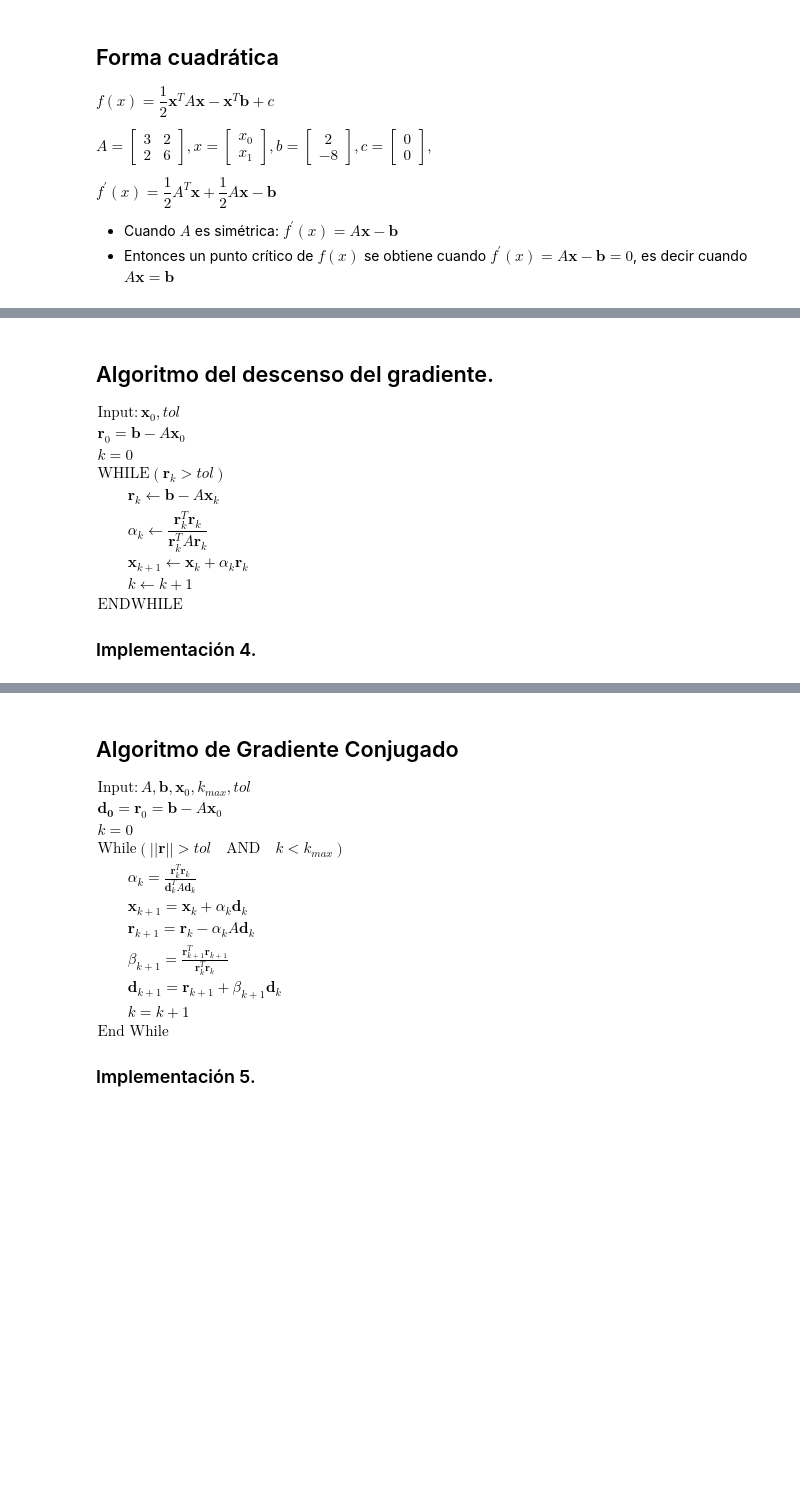
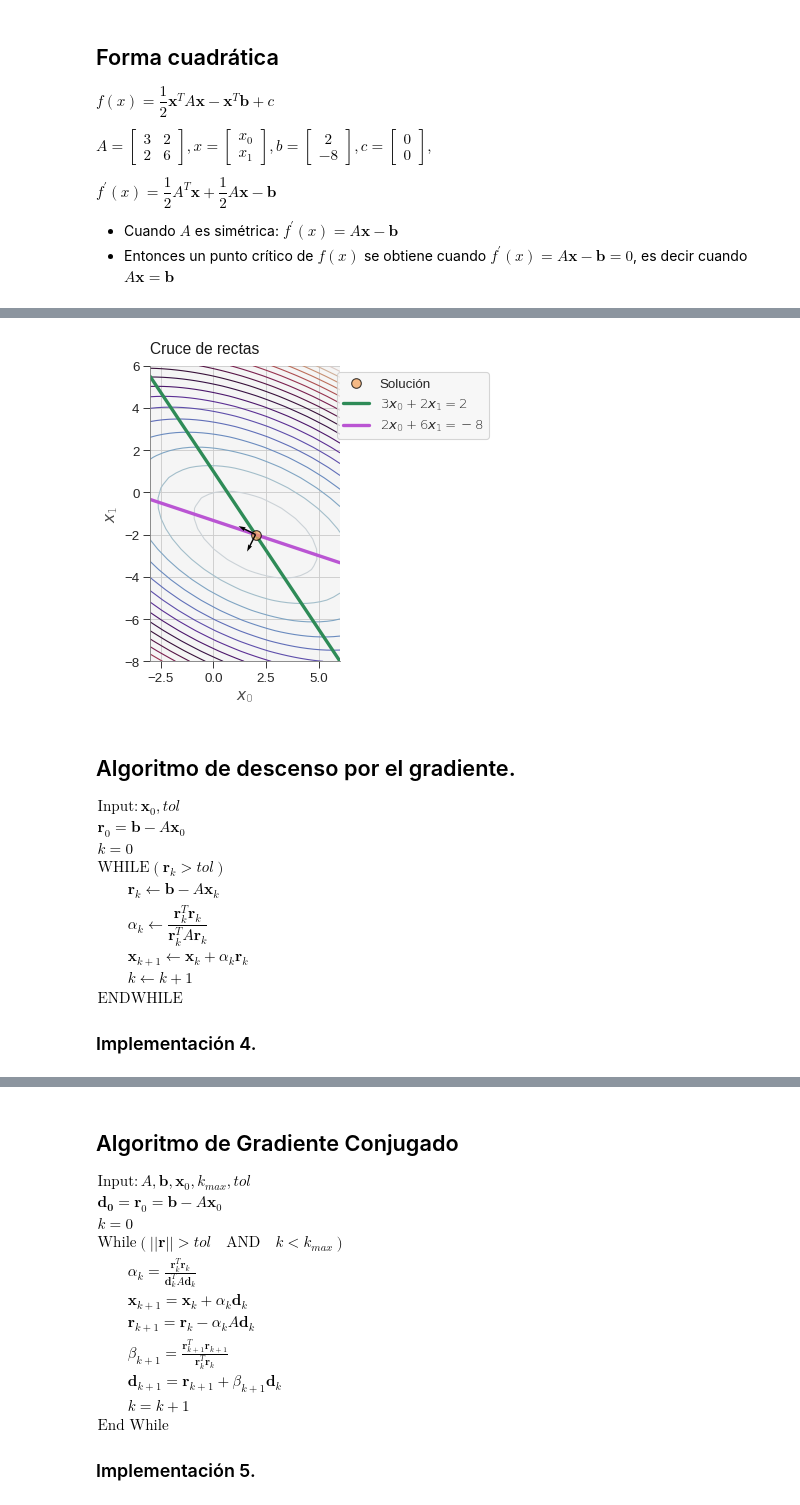
Before and after one commit to jugernaut/Induccion_MeIA, a Jupyter notebook: 1_IntroduccionPython/03_Sistemas_lineales.ipynb, the cells around one changed output, grey strips where cells are left out. Cells and saved outputs as stored; diff of their text form; code cells hidden in the pictures; blank space fills up the shorter version.

```diff
--- a/1_IntroduccionPython/03_Sistemas_lineales.ipynb
+++ b/1_IntroduccionPython/03_Sistemas_lineales.ipynb
@@ -623,10 +626,12 @@ widgets.interactive(macro.graf_fcuad,
 # %%
-macro.graf_eigen(xe, ye, u, v)
+macro.graf_eigen(xe, ye, v[0], v[1])
 macro.graf_sol(sol)
 macro.graf_fcuad(sol, xg, yg, z, levels=25, cmap='twilight')
 macro.graf_rectas(x, y0, y1)
+# %% [output]
+[figure, added]
 # %% [markdown]
-## Algoritmo del descenso del gradiente.
+## Algoritmo de descenso por el gradiente.
 
 $
 \begin{array}{l}
```
Also changed, not shown: parts of 21 cells of this notebook, 36 other files.
